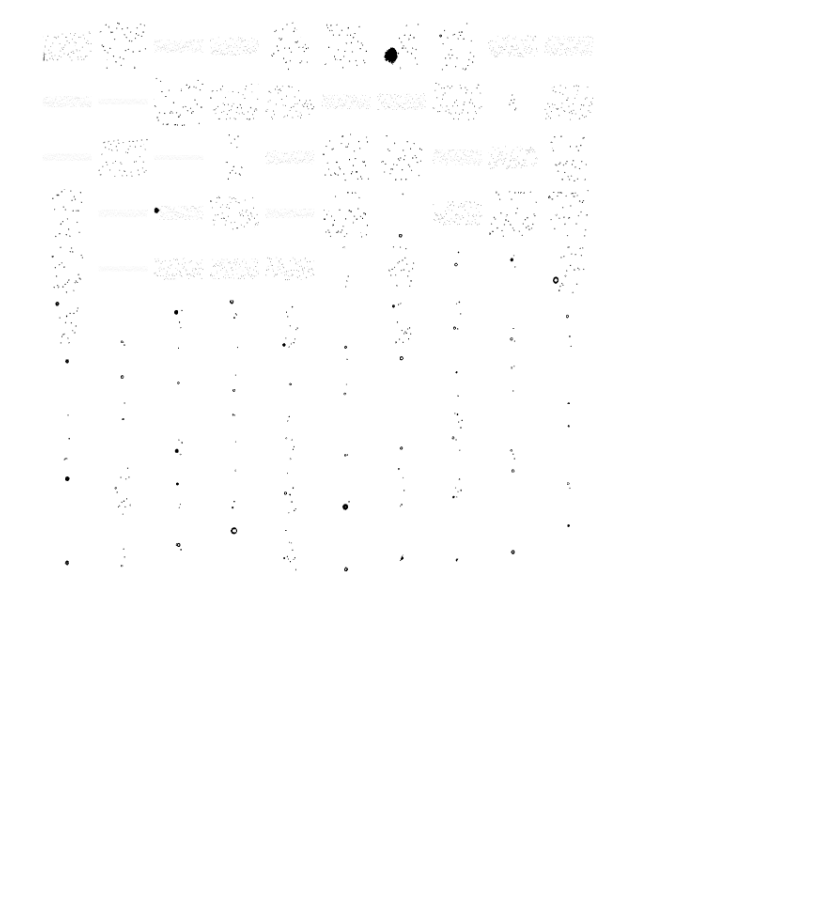
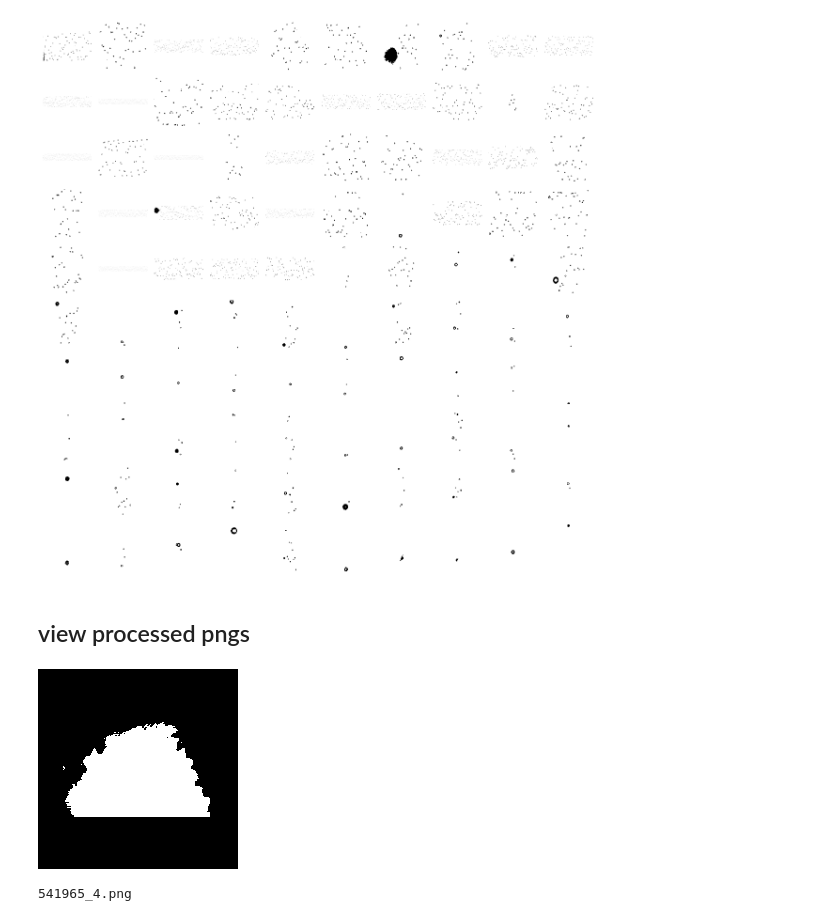
Before and after one commit to ezriri/2DS_code, a Jupyter notebook: h5_basics.ipynb, the cells around one changed output. Drawn from its saved outputs; the diff is of its cells as text; code cells hidden in the pictures; blank space fills up the shorter version.

```diff
--- a/h5_basics.ipynb
+++ b/h5_basics.ipynb
@@ -149,3 +151,21 @@ df = data_subset.to_dataframe().to_csv('time_xr.csv')
 
 df = time_xr.to_dataframe().to_csv('old_time.csv')
 '''
+# %% [markdown]
+## view processed pngs
+# %%
+## where are processed pics? e.g.
+png_path = '/gws/nopw/j04/dcmex/users/ezriab/processed_images/2D-S/flight_220730153000/'
+
+if os.path.exists(png_path):
+    file_list = glob(png_path+'*.png')
+    file_names = [os.path.basename(png_path) for png_path in file_list]
+# %%
+# just view a random image (or can specify)
+number = int(1000)
+img = Image.open(file_list[number])
+display(img)
+print(file_names[number])
+# %% [output]
+[figure, added]
+541965_4.png
```
Also changed, not shown: parts of 1 cell of this notebook, 2 other files.
